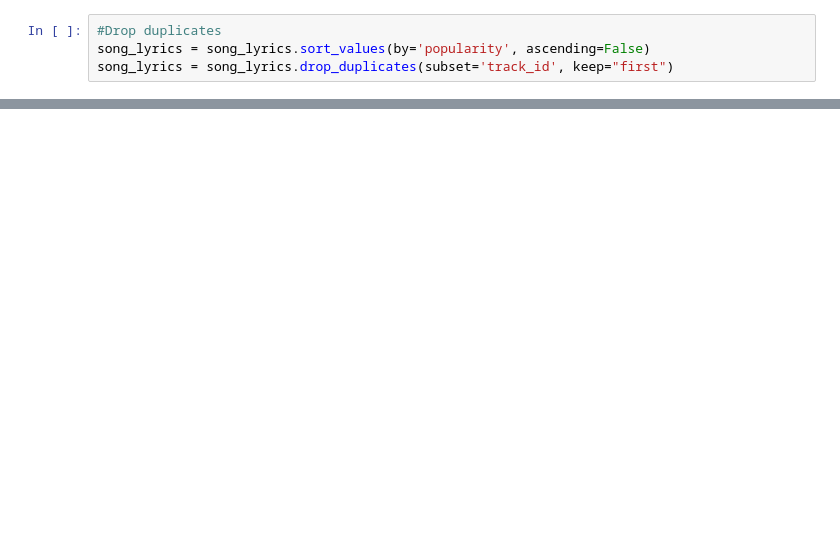
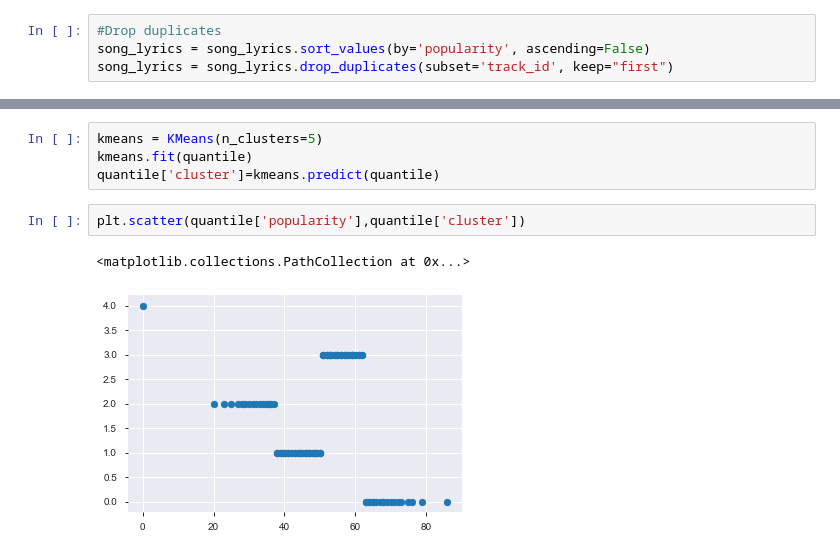
Before and after one commit to CCMM241/Machine_Learning_A3, a Jupyter notebook: ML-Project (2).ipynb, the cells around one changed output, grey strips where cells are left out. Saved outputs shown, nothing was run; the diff lists cells and outputs as text; blank space fills up the shorter version.

```diff
--- a/ML-Project (2).ipynb
+++ b/ML-Project (2).ipynb
@@ -126,0 +117,9 @@ song_lyrics
+# %%
+kmeans = KMeans(n_clusters=5)
+kmeans.fit(quantile)
+quantile['cluster']=kmeans.predict(quantile)
+# %%
+plt.scatter(quantile['popularity'],quantile['cluster'])
+# %% [output]
+<matplotlib.collections.PathCollection at 0x...>
+[figure, added]
```
Also changed, not shown: parts of 7 cells of this notebook.
